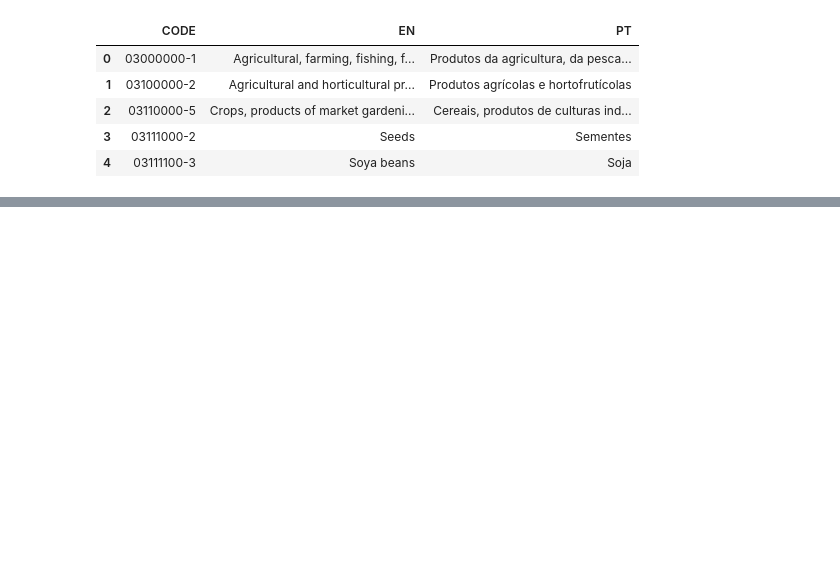
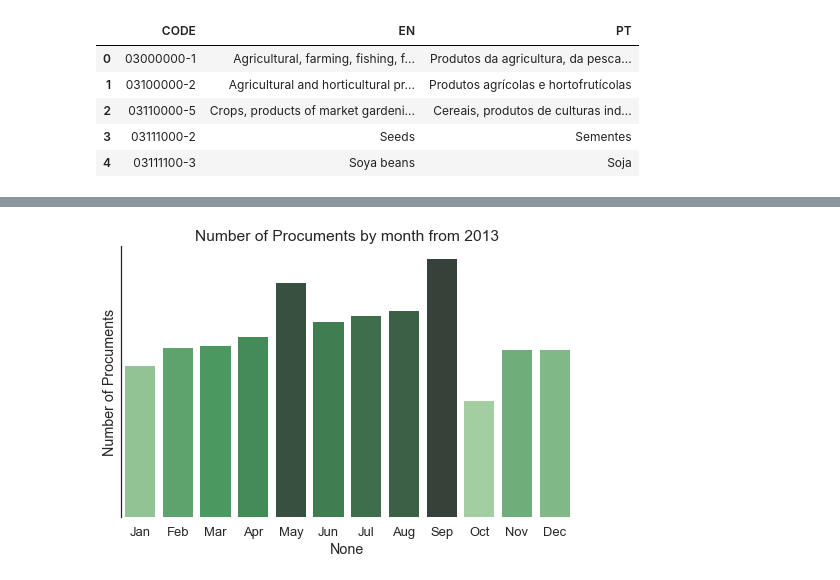
Before and after one commit to RodolfoLSS/Portuguese_Procurements, a Jupyter notebook: H7.20180088.ipynb, the cells around one changed output, grey strips where cells are left out. Cells and saved outputs as stored; diff of their text form; code cells hidden in the pictures; blank space fills up the shorter version.

Commit message:
Group by the monthly amount spent by each city and the number of procurements by month with its histogram

```diff
--- a/H7.20180088.ipynb
+++ b/H7.20180088.ipynb
@@ -85,8 +87 @@ finalvalue     float64
 dtype: object
-# %%
-# Remove the description of the CPV
-proc['CPV'] = proc['CPV'].str.split(',').str[0]
-
-# Remove all the information from the opening until the closing parenthesis, which in this case is the NIF
-proc['contracting'] = proc['contracting'].str.replace(r"\(.*\)","")
-proc['contracted'] = proc['contracted'].str.replace(r"\(.*\)","")
@@ -101,0 +118,5 @@ proc.head()
+# %%
+municipalProc = proc.loc[proc['contracting_name'].str.contains("^Município d|^Municipio d")]
+# Create a column with the municipalities
+municipalProc['municipality'] = municipalProc['contracting_name'].map(lambda x: str(x)[13:])
+municipalProc['municipality'] = municipalProc['municipality'].str.strip()
@@ -101,0 +134,5 @@ proc.head()
+# %%
+# Change the date to pandas date type
+municipalProc['initialDate'] = pd.to_datetime(municipalProc['initialDate'])
+municipalProc['initialMonth'] = municipalProc['initialDate'].dt.month
+municipalProc['initialMonth']
@@ -101,0 +223,2 @@ proc.head()
+# %%
+monthlyProc = pd.DataFrame(municipalProc.groupby(['initialMonth'])['ID'].agg(['count'])).reset_index()
@@ -101,0 +241,30 @@ proc.head()
+# %%
+import numpy as np
+import seaborn as sns
+import matplotlib.pyplot as plt
+import calendar
+
+sns.set(style="white", context="talk")
+
+# Set up the matplotlib figure
+f, (ax3) = plt.subplots(1, figsize=(7, 5), sharex=True)
+
+# Switch the month number to its respective name
+month = monthlyProc['initialMonth'].apply(lambda x: calendar.month_abbr[x])
+
+# Set the strongest colors to the highest number of procurements
+pal = sns.color_palette("Greens_d", len(month))
+rank = monthlyProc['count'].argsort().argsort()
+
+sns.barplot(x=month ,y=monthlyProc['count'], palette=np.array(pal[::-1])[rank])
+#ax3.axhline(0, color="k", clip_on=False)
+ax3.set_xlabel(None)
+ax3.set_ylabel('Number of Procuments')
+ax3.set_title('Number of Procuments by month from 2013')
+
+# Finalize the plot
+sns.despine(bottom=True)
+plt.setp(f.axes, yticks=[])
+plt.tight_layout(h_pad=2)
+# %% [output]
+[figure, added]
```
Also changed, not shown: parts of 11 cells of this notebook.
